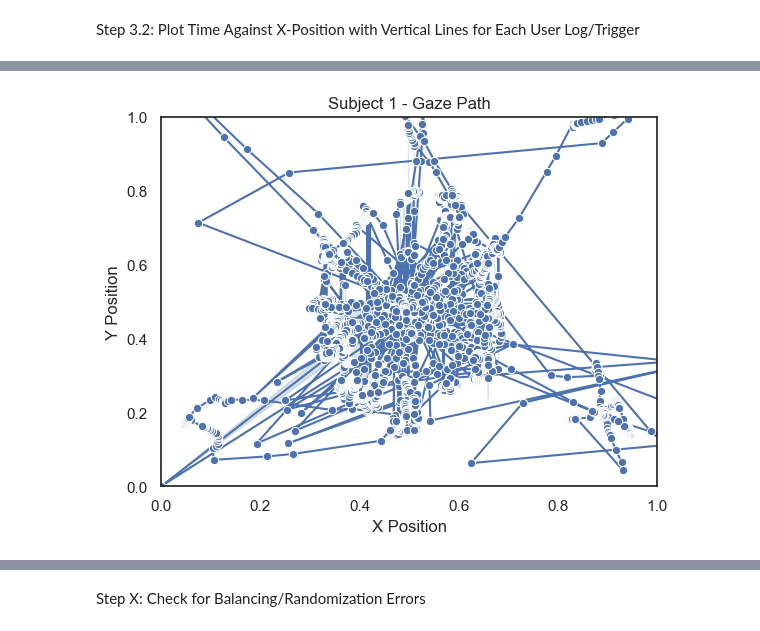
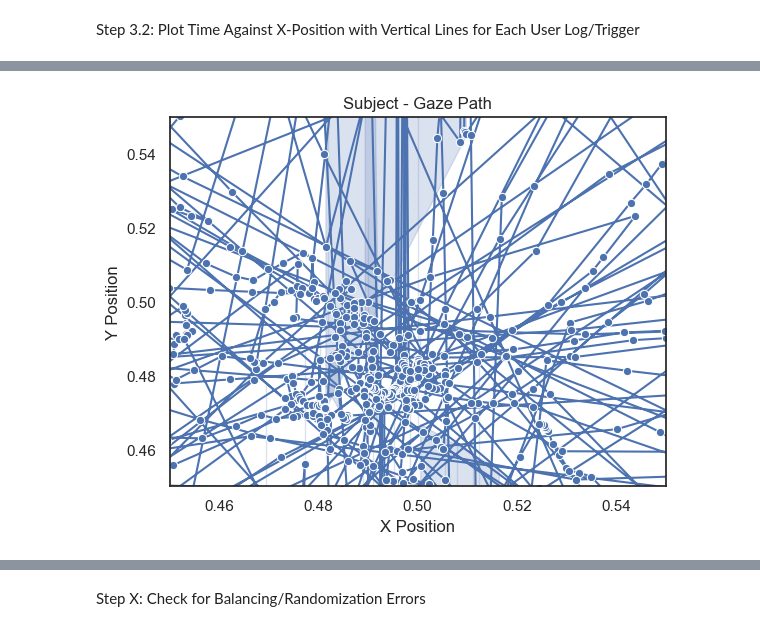
Before and after one commit to MaxBhdt/2024SoSe_EyeTracking, a Jupyter notebook: Lab/Experiment Pilot plot.ipynb, the cells around one changed output, grey strips where cells are left out. Drawn from its saved outputs; the diff is of its cells as text; code cells hidden in the pictures.

```diff
--- a/Lab/Experiment Pilot plot.ipynb
+++ b/Lab/Experiment Pilot plot.ipynb
@@ -173,14 +294,13 @@ plt.show()
 # %%
 # **X vs. Y Plot (Gaze Path)**
 #sns.scatterplot(data_tsv=data_tsv, x="FPOGX", y="FPOGY", s=40, hue='FPOGID')  # Use scatterplot for gaze path
 sns.lineplot(data=data_tsv, x="FPOGX", y="FPOGY", marker='o', sort =False)  # Use scatterplot for gaze path
-# Zoom in on the x-axis between 0.6 and 0.7
-
-plt.title(f"Subject {subject_index + 1} - Gaze Path")
+# Zoom in on the x- and y-axis
+plt.xlim(0.45, 0.55)
+plt.ylim(0.45, 0.55)
+plt.title(f"Subject - Gaze Path")
 plt.xlabel("X Position")
 plt.ylabel("Y Position")
-plt.xlim(0, 1)
-plt.ylim(0, 1)
 plt.show()
 # %% [output]
-[figure, old version]
+[figure, new version]
```
Also changed, not shown: parts of 12 cells of this notebook.
